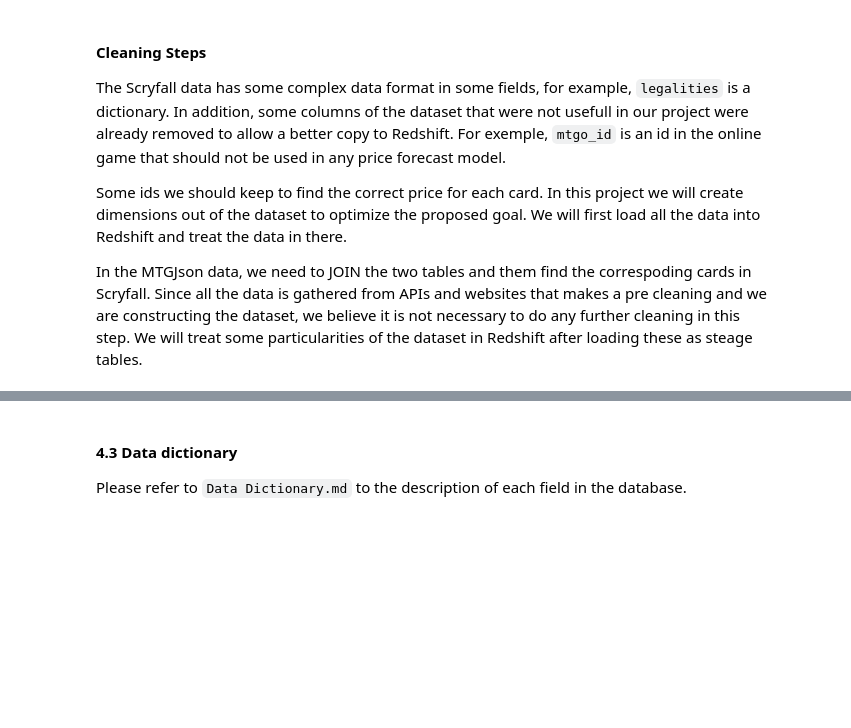
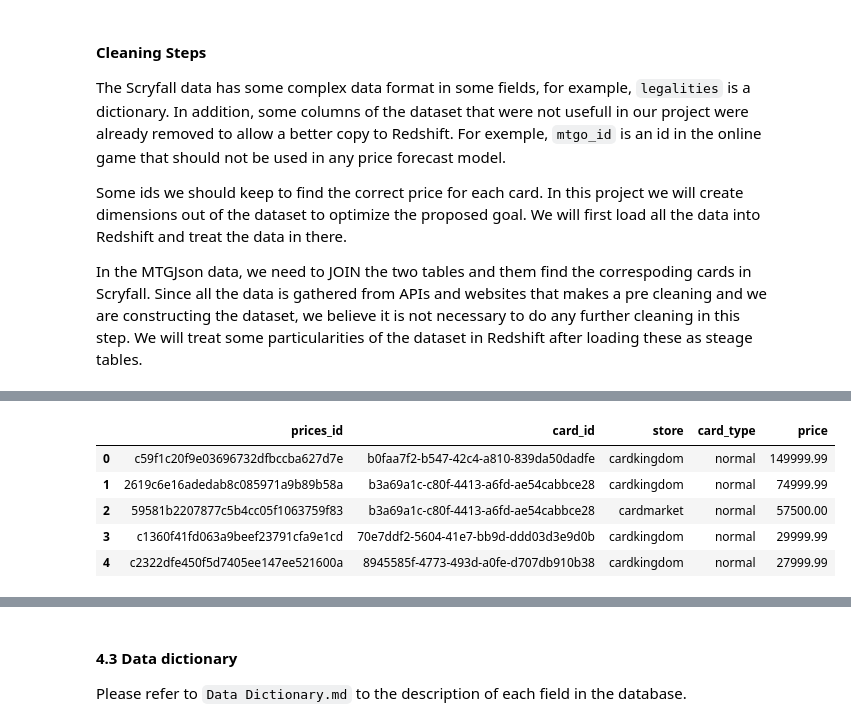
Before and after one commit to mauricioyc/Data-Engineering, a Jupyter notebook: 6 Magic DB Project/Capstone Project Exploring and Concepts.ipynb, the cells around one changed output, grey strips where cells are left out. Cells and saved outputs as stored; diff of their text form; code cells hidden in the pictures; blank space fills up the shorter version.

```diff
--- a/6 Magic DB Project/Capstone Project Exploring and Concepts.ipynb
+++ b/6 Magic DB Project/Capstone Project Exploring and Concepts.ipynb
@@ -743,0 +722,24 @@ CREATE TABLE IF NOT EXISTS public.prices (
+# %%
+# Lets find the 5 most expensive cards of 2021-12-18 in paper and retail
+query = """
+    SELECT DISTINCT prices_id
+         , card_id
+         , store
+         , card_type
+         , price
+    FROM prices
+    WHERE dt = '2021-12-18'
+          AND online_paper = 'paper'
+          AND price_type = 'retail'
+    ORDER BY price DESC
+    LIMIT 5;
+"""
+df = pd.read_sql(query, conn)
+df
+# %% [output]
+|  | prices_id | card_id | store | card_type | price |
+| 0 | c59f1c20f9e03696732dfbccba627d7e | b0faa7f2-b547-42c4-a810-839da50dadfe | cardkingdom | normal | 149999.99 |
+| 1 | 2619c6e16adedab8c085971a9b89b58a | b3a69a1c-c80f-4413-a6fd-ae54cabbce28 | cardkingdom | normal | 74999.99 |
+| 2 | 59581b2207877c5b4cc05f1063759f83 | b3a69a1c-c80f-4413-a6fd-ae54cabbce28 | cardmarket | normal | 57500.00 |
+| 3 | c1360f41fd063a9beef23791cfa9e1cd | 70e7ddf2-5604-41e7-bb9d-ddd03d3e9d0b | cardkingdom | normal | 29999.99 |
+| 4 | c2322dfe450f5d7405ee147ee521600a | 8945585f-4773-493d-a0fe-d707db910b38 | cardkingdom | normal | 27999.99 |
```
Also changed, not shown: parts of 13 cells of this notebook, 10 other files.
